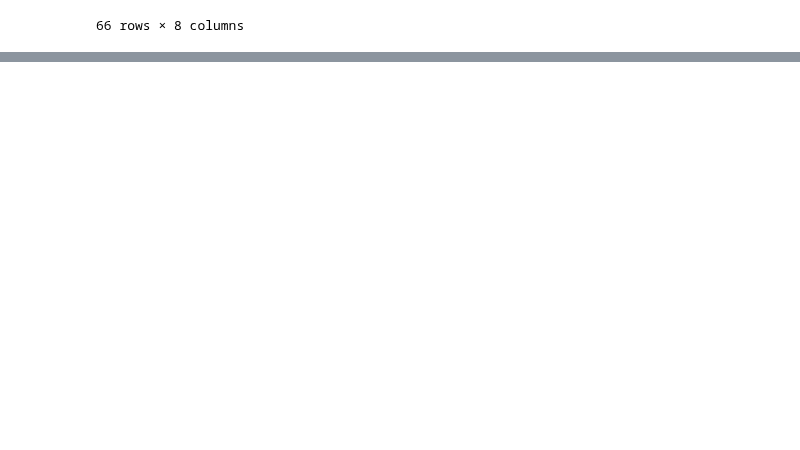
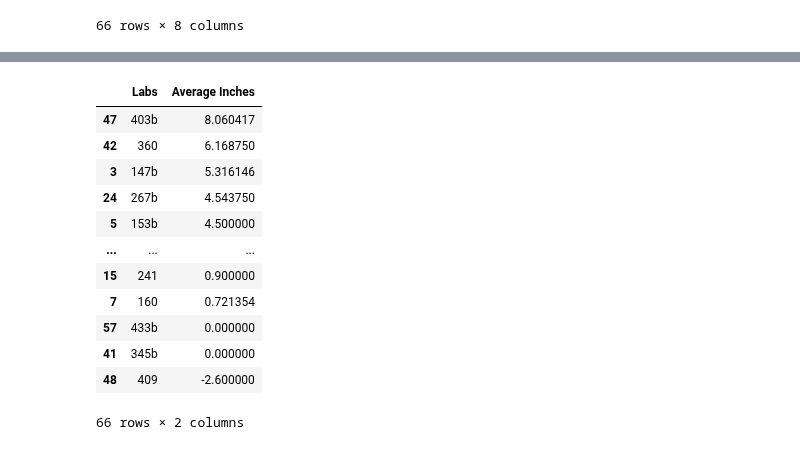
Before and after one commit to thereidfleish/fume-hood-dashboard, a Jupyter notebook: biotech_exploration.ipynb, the cells around one changed output, grey strips where cells are left out. Saved outputs shown, nothing was run; the diff lists cells and outputs as text; code cells hidden in the pictures; blank space fills up the shorter version.

```diff
--- a/biotech_exploration.ipynb
+++ b/biotech_exploration.ipynb
@@ -442,0 +476,41 @@ display(ndf)
+# %%
+#fume_query(target,server, start,end)
+
+sash_points = combined["Sash"]
+server = combined["Server"]
+
+start = str(datetime(2022, 12,1))
+end = str(datetime(2022, 12,31))
+
+query_list = []
+for i in range(len(sash_points)):
+    query = fume_query(sash_points[i],server[i],start,end)
+    query_list.append(query)
+# %%
+array_list = [i for i in query_list]
+average_list = [np.mean(array_list[i]["value"]) for i in range(len(array_list))]
+average_list
+
+labs = combined["Lab"]
+data = {"Labs":labs, "Average Inches":average_list}
+inchesdf = pd.DataFrame(data)
+inchesdf = inchesdf.sort_values(by = "Average Inches", ascending =False)
+
+display(inchesdf)
+
+fig = px.bar(inchesdf, x = "Labs", y = "Average Inches")
+fig.show()
+# %% [output]
+|  | Labs | Average Inches |
+| 47 | 403b | 8.060417 |
+| 42 | 360 | 6.168750 |
+| 3 | 147b | 5.316146 |
+| 24 | 267b | 4.543750 |
+| 5 | 153b | 4.500000 |
+| ... | ... | ... |
+| 15 | 241 | 0.900000 |
+| 7 | 160 | 0.721354 |
+| 57 | 433b | 0.000000 |
+| 41 | 345b | 0.000000 |
+| 48 | 409 | -2.600000 |
+66 rows × 2 columns
```
Also changed, not shown: parts of 8 cells of this notebook.
